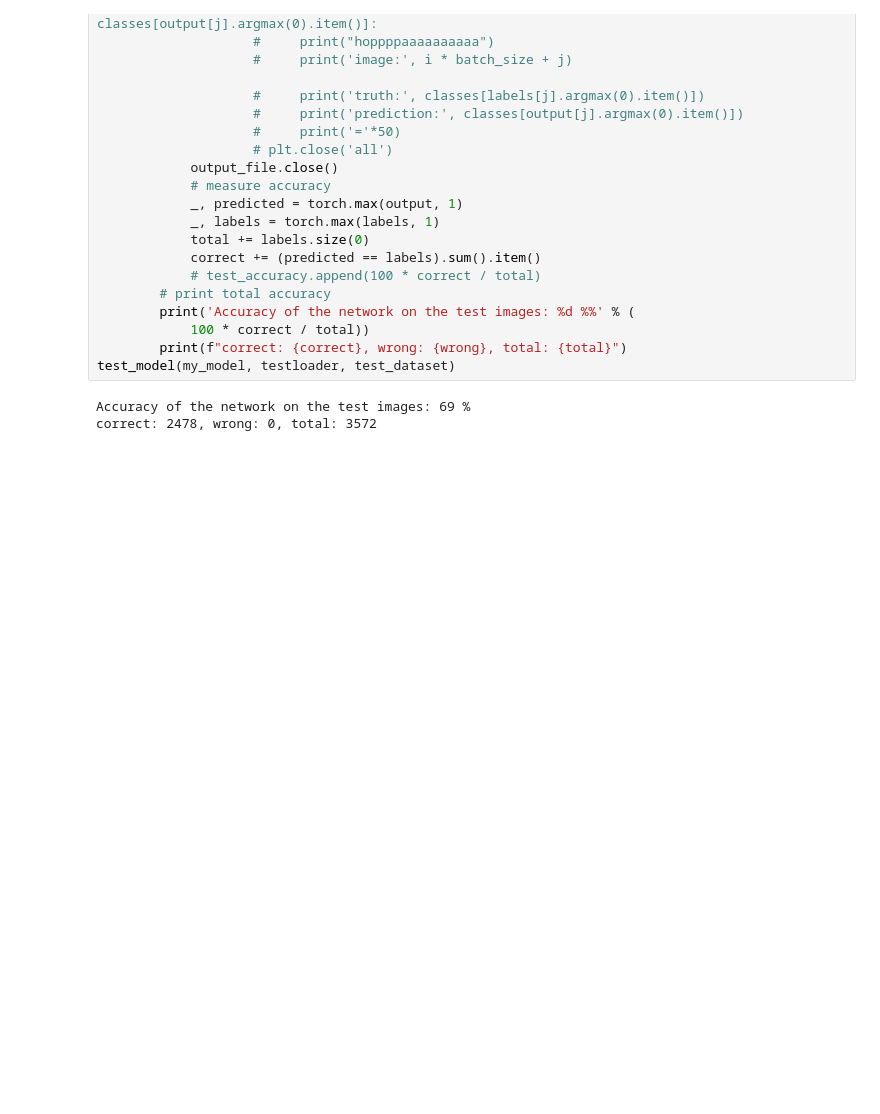
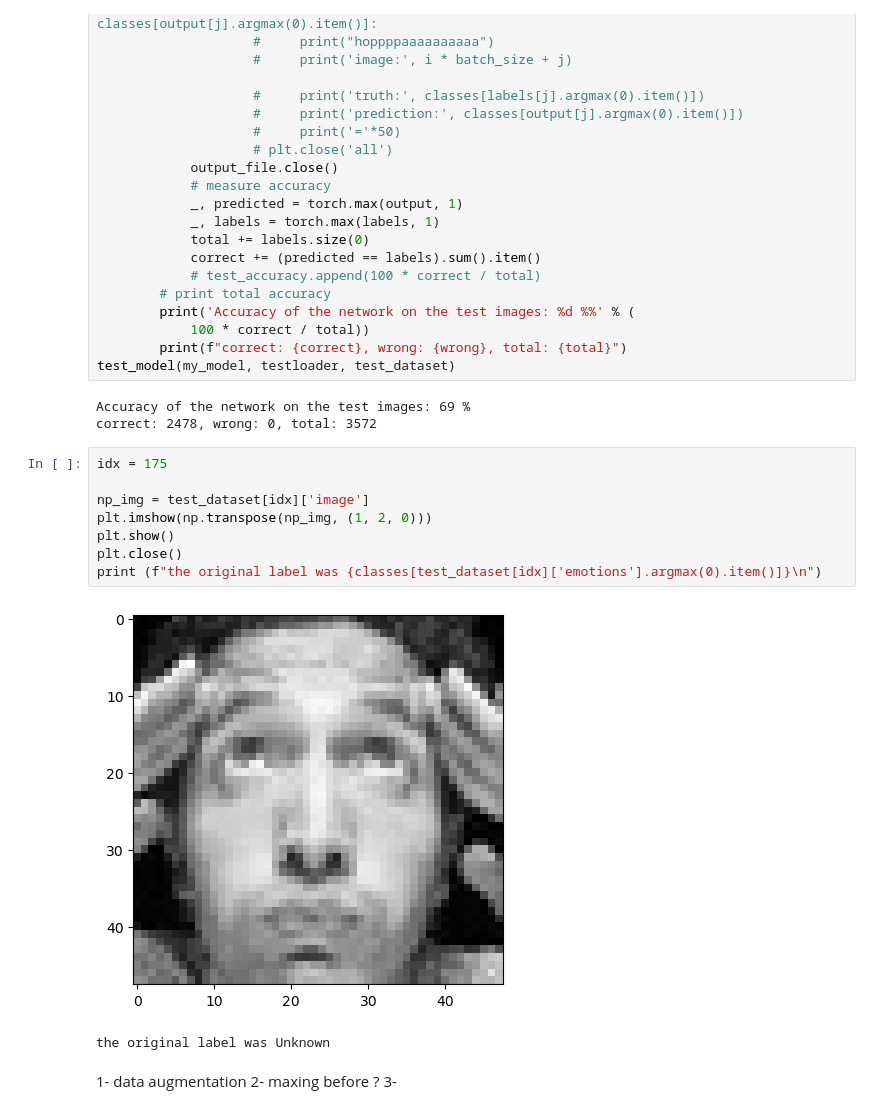
Before and after one commit to AsserElfeki/FER2013-transfer_learning, a Jupyter notebook: my_model.ipynb, the cells around one changed output. Saved outputs shown, nothing was run; the diff lists cells and outputs as text; blank space fills up the shorter version.

```diff
--- a/my_model.ipynb
+++ b/my_model.ipynb
@@ -370,3 +372,18 @@ test_model(my_model, testloader, test_dataset)
 # %% [output]
 Accuracy of the network on the test images: 69 %
 correct: 2478, wrong: 0, total: 3572
+# %%
+idx = 175
+
+np_img = test_dataset[idx]['image']
+plt.imshow(np.transpose(np_img, (1, 2, 0)))
+plt.show()
+plt.close()
+print (f"the original label was {classes[test_dataset[idx]['emotions'].argmax(0).item()]}\n")
+# %% [output]
+[figure, added]
+the original label was Unknown
+# %% [markdown]
+1- data augmentation
+2- maxing before ?
+3-
```
Also changed, not shown: parts of 2 cells of this notebook, 1 other file.
